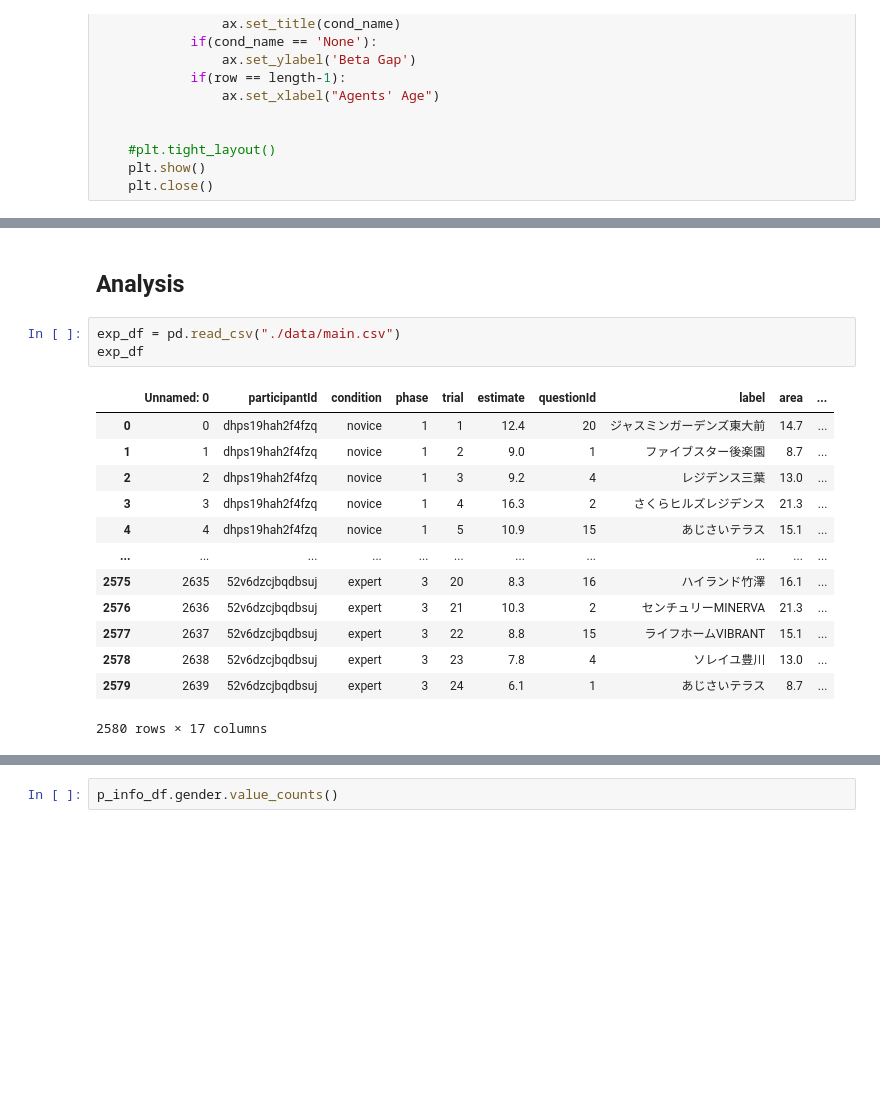
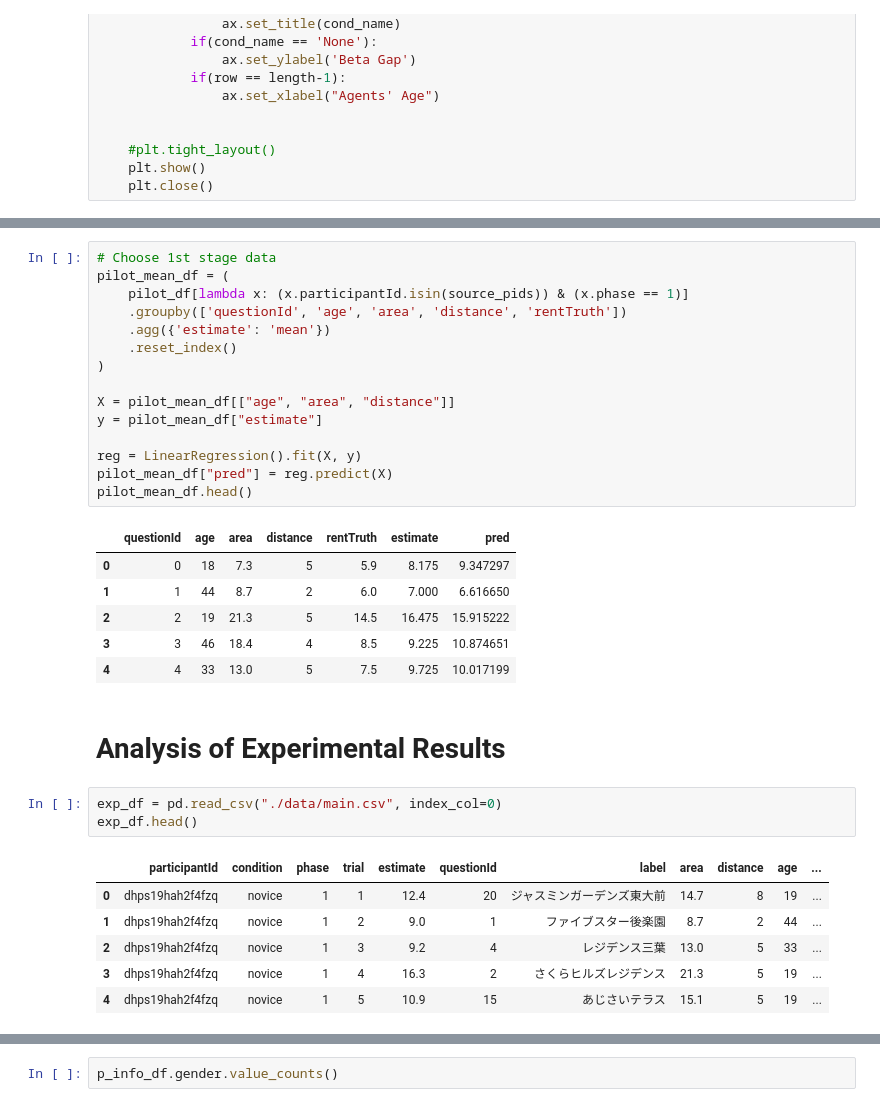
Before and after one commit to hiz-repo/depth-of-conformity-exp, a Jupyter notebook: analysis.ipynb, the cells around one changed output, grey strips where cells are left out. Saved outputs shown, nothing was run; the diff lists cells and outputs as text; blank space fills up the shorter version.

```diff
--- a/analysis.ipynb
+++ b/analysis.ipynb
@@ -407,22 +378,37 @@ plot_sensitivity_analysis(leaning_rate)
+# %%
+# Choose 1st stage data
+pilot_mean_df = (
+    pilot_df[lambda x: (x.participantId.isin(source_pids)) & (x.phase == 1)]
+    .groupby(['questionId', 'age', 'area', 'distance', 'rentTruth'])
+    .agg({'estimate': 'mean'})
+    .reset_index()
+)
+
+X = pilot_mean_df[["age", "area", "distance"]]
+y = pilot_mean_df["estimate"]
+
+reg = LinearRegression().fit(X, y)
+pilot_mean_df["pred"] = reg.predict(X)
+pilot_mean_df.head()
+# %% [output]
+|  | questionId | age | area | distance | rentTruth | estimate | pred |
+| 0 | 0 | 18 | 7.3 | 5 | 5.9 | 8.175 | 9.347297 |
+| 1 | 1 | 44 | 8.7 | 2 | 6.0 | 7.000 | 6.616650 |
+| 2 | 2 | 19 | 21.3 | 5 | 14.5 | 16.475 | 15.915222 |
+| 3 | 3 | 46 | 18.4 | 4 | 8.5 | 9.225 | 10.874651 |
+| 4 | 4 | 33 | 13.0 | 5 | 7.5 | 9.725 | 10.017199 |
 # %% [markdown]
-## Analysis
+# Analysis of Experimental Results
 # %%
-exp_df = pd.read_csv("./data/main.csv")
-exp_df
+exp_df = pd.read_csv("./data/main.csv", index_col=0)
+exp_df.head()
 # %% [output]
-|  | Unnamed: 0 | participantId | condition | phase | trial | estimate | questionId | label | area | ... |
-| 0 | 0 | dhps19hah2f4fzq | novice | 1 | 1 | 12.4 | 20 | ジャスミンガーデンズ東大前 | 14.7 | ... |
-| 1 | 1 | dhps19hah2f4fzq | novice | 1 | 2 | 9.0 | 1 | ファイブスター後楽園 | 8.7 | ... |
-| 2 | 2 | dhps19hah2f4fzq | novice | 1 | 3 | 9.2 | 4 | レジデンス三葉 | 13.0 | ... |
-| 3 | 3 | dhps19hah2f4fzq | novice | 1 | 4 | 16.3 | 2 | さくらヒルズレジデンス | 21.3 | ... |
-| 4 | 4 | dhps19hah2f4fzq | novice | 1 | 5 | 10.9 | 15 | あじさいテラス | 15.1 | ... |
-| ... | ... | ... | ... | ... | ... | ... | ... | ... | ... | ... |
-| 2575 | 2635 | 52v6dzcjbqdbsuj | expert | 3 | 20 | 8.3 | 16 | ハイランド竹澤 | 16.1 | ... |
-| 2576 | 2636 | 52v6dzcjbqdbsuj | expert | 3 | 21 | 10.3 | 2 | センチュリーMINERVA | 21.3 | ... |
-| 2577 | 2637 | 52v6dzcjbqdbsuj | expert | 3 | 22 | 8.8 | 15 | ライフホームVIBRANT | 15.1 | ... |
-| 2578 | 2638 | 52v6dzcjbqdbsuj | expert | 3 | 23 | 7.8 | 4 | ソレイユ豊川 | 13.0 | ... |
-| 2579 | 2639 | 52v6dzcjbqdbsuj | expert | 3 | 24 | 6.1 | 1 | あじさいテラス | 8.7 | ... |
+|  | participantId | condition | phase | trial | estimate | questionId | label | area | distance | age | ... |
+| 0 | dhps19hah2f4fzq | novice | 1 | 1 | 12.4 | 20 | ジャスミンガーデンズ東大前 | 14.7 | 8 | 19 | ... |
+| 1 | dhps19hah2f4fzq | novice | 1 | 2 | 9.0 | 1 | ファイブスター後楽園 | 8.7 | 2 | 44 | ... |
+| 2 | dhps19hah2f4fzq | novice | 1 | 3 | 9.2 | 4 | レジデンス三葉 | 13.0 | 5 | 33 | ... |
+| 3 | dhps19hah2f4fzq | novice | 1 | 4 | 16.3 | 2 | さくらヒルズレジデンス | 21.3 | 5 | 19 | ... |
+| 4 | dhps19hah2f4fzq | novice | 1 | 5 | 10.9 | 15 | あじさいテラス | 15.1 | 5 | 19 | ... |
-2580 rows × 17 columns
 # %%
 p_info_df = (
     exp_df[['participantId', 'condition', 'manipulationCheck', 'residentialExperience', 'gender', 'participantAge']].drop_duplicates()
```
Also changed, not shown: parts of 33 cells of this notebook.
